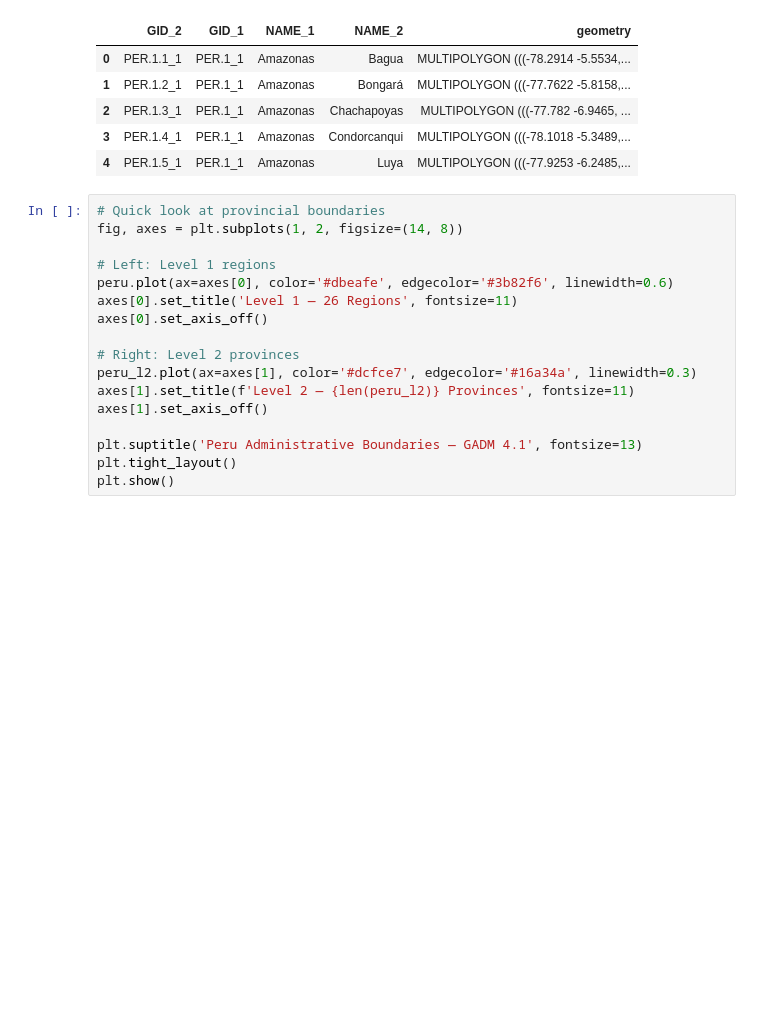
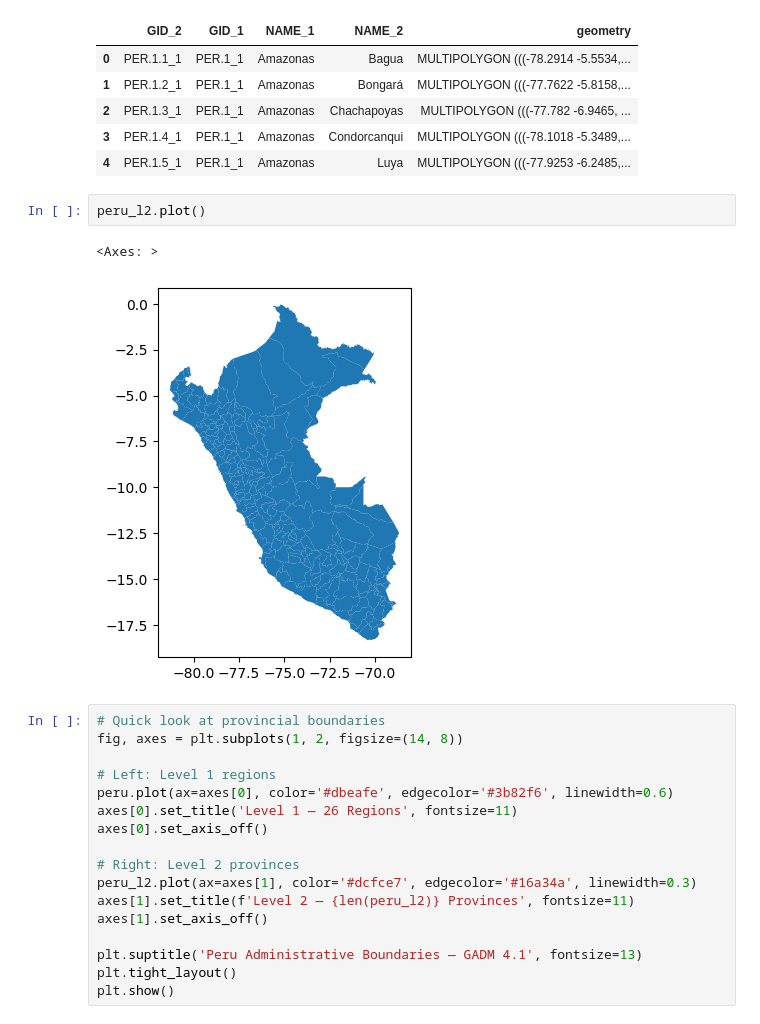
Before and after one commit to anzonyquispe/GeoAgent, a Jupyter notebook: Lectures/Lecture1_Tutorial.ipynb, the cells around one changed output. Cells and saved outputs as stored; diff of their text form; blank space fills up the shorter version.

```diff
--- a/Lectures/Lecture1_Tutorial.ipynb
+++ b/Lectures/Lecture1_Tutorial.ipynb
@@ -674,6 +674,11 @@ CRS: EPSG:4326
 | 2 | PER.1.3_1 | PER.1_1 | Amazonas | Chachapoyas | MULTIPOLYGON (((-77.782 -6.9465, ... |
 | 3 | PER.1.4_1 | PER.1_1 | Amazonas | Condorcanqui | MULTIPOLYGON (((-78.1018 -5.3489,... |
 | 4 | PER.1.5_1 | PER.1_1 | Amazonas | Luya | MULTIPOLYGON (((-77.9253 -6.2485,... |
+# %%
+peru_l2.plot()
+# %% [output]
+<Axes: >
+[figure, added]
 # %%
 # Quick look at provincial boundaries
 fig, axes = plt.subplots(1, 2, figsize=(14, 8))
```
Also changed, not shown: parts of 1 cell of this notebook, 7 other files.
